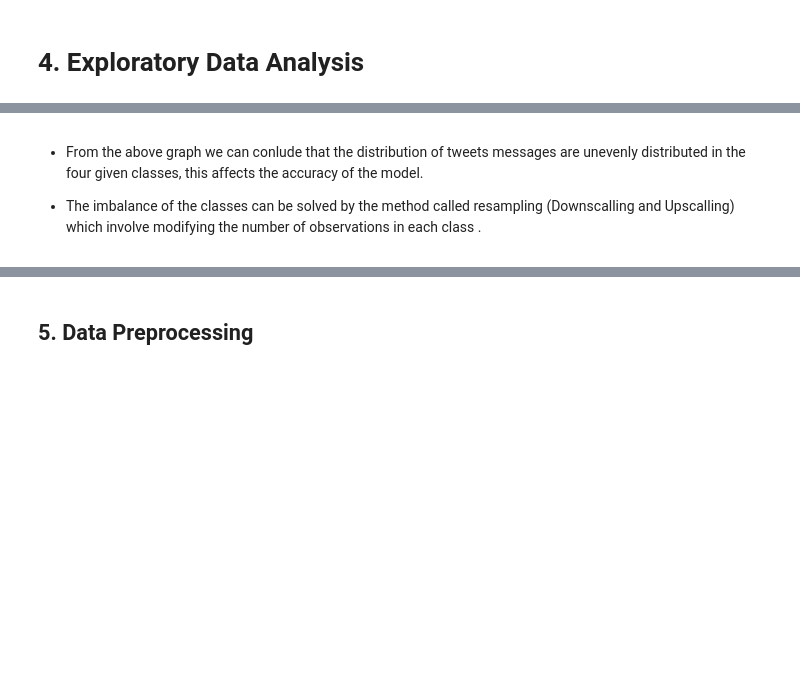
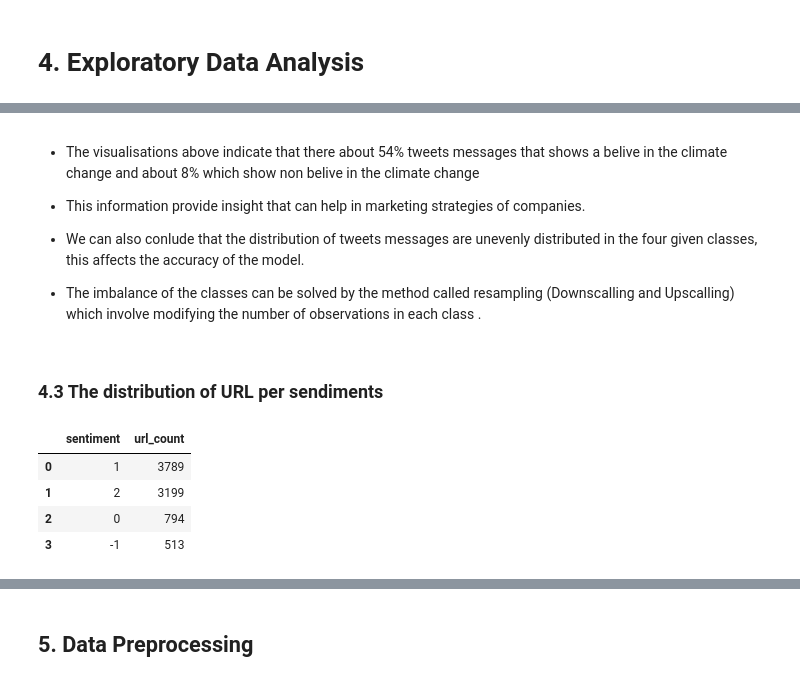
Before and after one commit to Yaya-T/Classic8, a Jupyter notebook: Classification.ipynb, the cells around one changed output, grey strips where cells are left out. Saved outputs shown, nothing was run; the diff lists cells and outputs as text; code cells hidden in the pictures; blank space fills up the shorter version.

```diff
--- a/Classification.ipynb
+++ b/Classification.ipynb
@@ -112,4 +116,11 @@ plt.show()
 # %% [markdown]
-*   From the above graph we can conlude that the distribution of tweets messages are unevenly distributed in the four given classes, this  affects the accuracy of the model.
+
+
+*   The visualisations above indicate that there about 54% tweets messages that shows a belive in the climate change and about 8% which show non belive in the climate change
+*   This information provide insight that can help in marketing strategies of companies.
+
+*   We can also conlude that the distribution of tweets messages are unevenly distributed in the four given classes, this  affects the accuracy of the model.
 
 *   The imbalance of the classes can be solved by the method called resampling (Downscalling and Upscalling) which  involve modifying the number of observations in each class .
+# %% [markdown]
+### 4.3 The distribution of URL per sendiments
@@ -115,0 +130,14 @@ plt.show()
+# %%
+# Find URL
+def find_link(string):
+    url = re.findall('http[s]?://(?:[a-zA-Z]|[0-9]|[$-_@.&+]|[!*\(\),]|(?:%[0-9a-fA-F][0-9a-fA-F]))+', string)
+    return "".join(url)
+train['target_url']=train['target'].apply(lambda x: find_link(x))
+df=pd.DataFrame(train.loc[train['target_url']!=""]['sentiment'].value_counts()).reset_index()
+df.rename(columns={"index": "sentiment", "sentiment": "url_count"})
+# %% [output]
+|  | sentiment | url_count |
+| 0 | 1 | 3789 |
+| 1 | 2 | 3199 |
+| 2 | 0 | 794 |
+| 3 | -1 | 513 |
```
Also changed, not shown: parts of 17 cells of this notebook.
